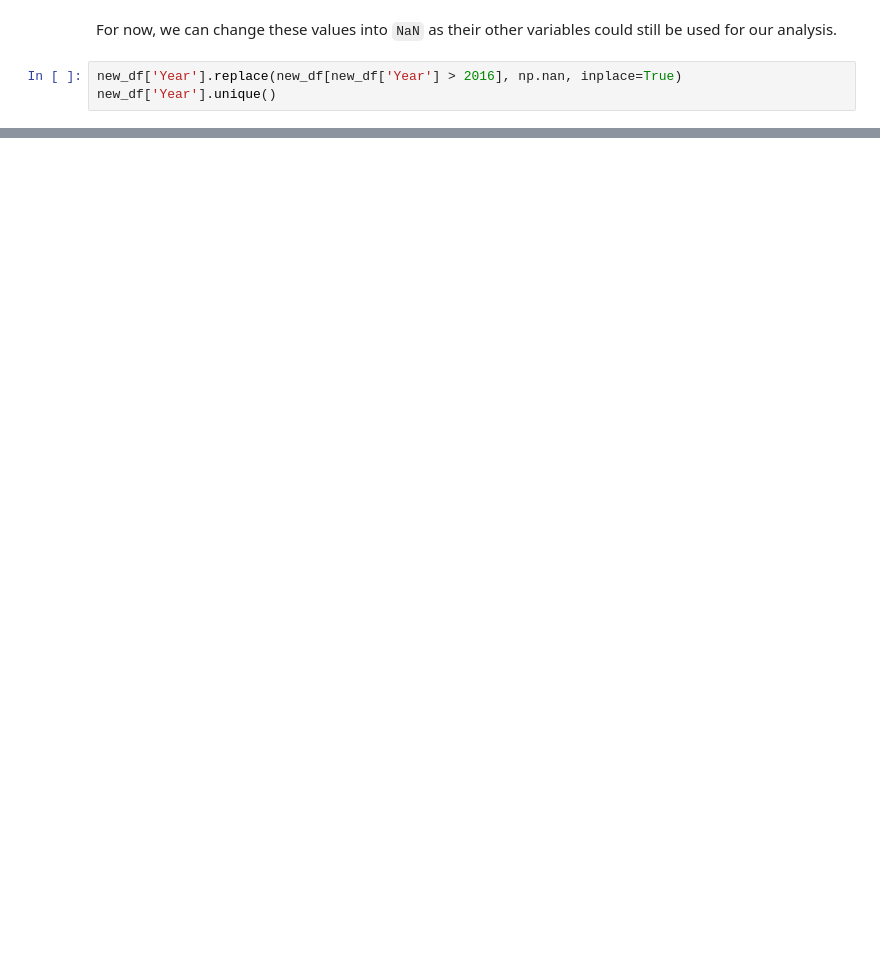
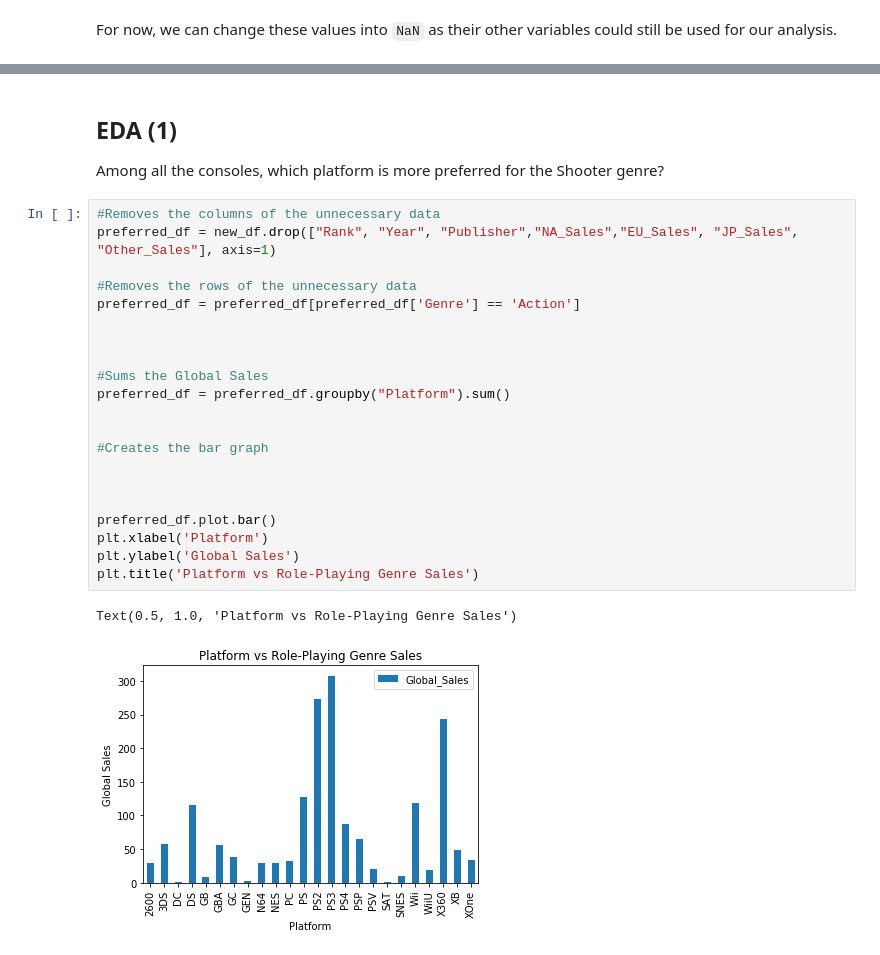
Before and after one commit to renjirong/CSMODELCaseStudyTBD, a Jupyter notebook: TBD_CaseStudy.ipynb, the cells around one changed output, grey strips where cells are left out. Drawn from its saved outputs; the diff is of its cells as text; blank space fills up the shorter version.

```diff
--- a/TBD_CaseStudy.ipynb
+++ b/TBD_CaseStudy.ipynb
@@ -72,6 +74,3 @@ vgsales_df[vgsales_df['Year'] > 2016]
 | 16438 | 16441 | Brothers Conflict: Precious Baby | PSV | 2017.0 | Action | Idea Factory | 0.00 | 0.0 | 0.01 | 0.00 | ... |
 # %% [markdown]
 For now, we can change these values into `NaN` as their other variables could still be used for our analysis.
-# %%
-new_df['Year'].replace(new_df[new_df['Year'] > 2016], np.nan, inplace=True)
-new_df['Year'].unique()
@@ -99,0 +77,28 @@ new_df.sort_values(by=['Year'],ascending = False)
+# %% [markdown]
+## EDA (1)
+
+ Among all the consoles, which platform is more preferred for the Shooter genre?
+# %%
+#Removes the columns of the unnecessary data
+preferred_df = new_df.drop(["Rank", "Year", "Publisher","NA_Sales","EU_Sales", "JP_Sales", "Other_Sales"], axis=1)
+
+#Removes the rows of the unnecessary data
+preferred_df = preferred_df[preferred_df['Genre'] == 'Action']
+
+
+
+#Sums the Global Sales
+preferred_df = preferred_df.groupby("Platform").sum()
+
+
+#Creates the bar graph
+
+
+
+preferred_df.plot.bar()
+plt.xlabel('Platform')
+plt.ylabel('Global Sales')
+plt.title('Platform vs Role-Playing Genre Sales')
+# %% [output]
+Text(0.5, 1.0, 'Platform vs Role-Playing Genre Sales')
+[figure, added]
```
Also changed, not shown: parts of 7 cells of this notebook.
